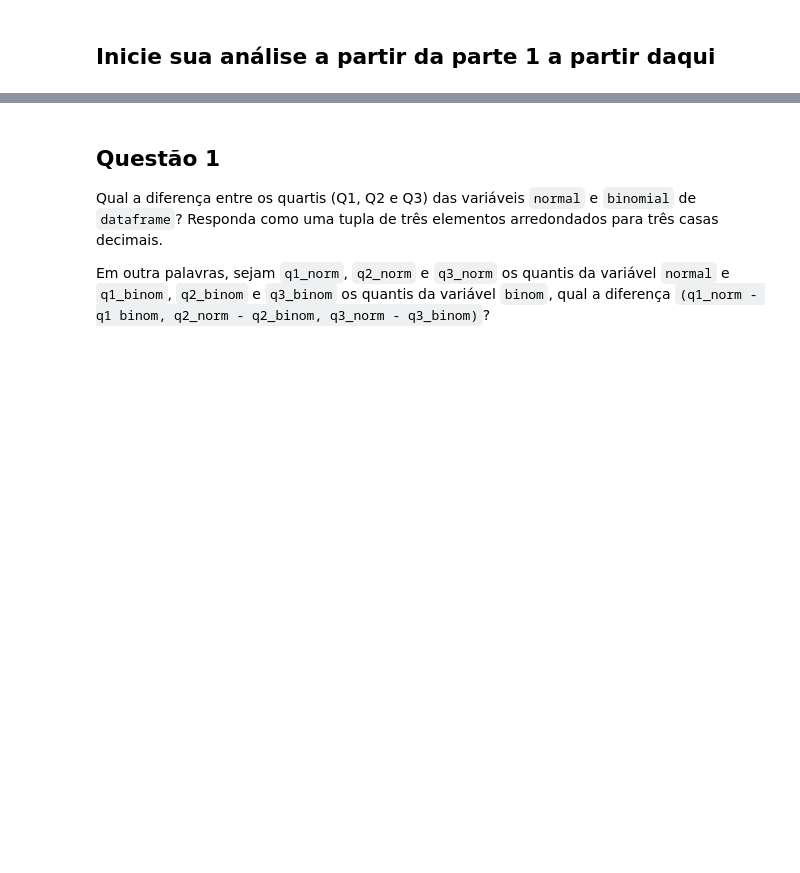
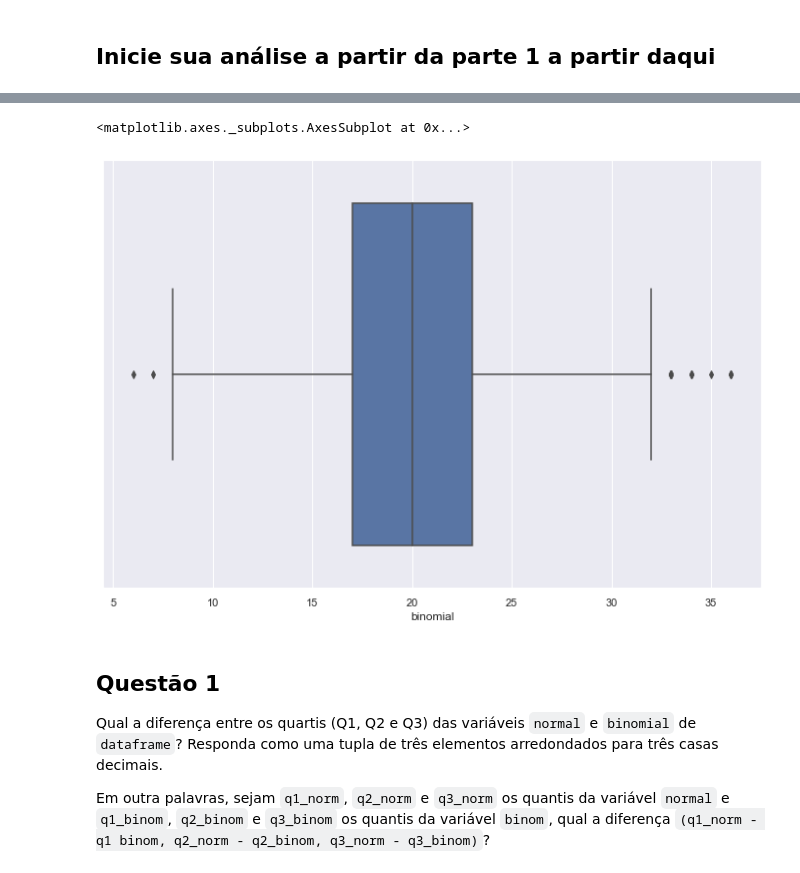
Before and after one commit to LucasDatilioCarderelli/Codenation, a Jupyter notebook: data-science-1/main.ipynb, the cells around one changed output, grey strips where cells are left out. Cells and saved outputs as stored; diff of their text form; code cells hidden in the pictures; blank space fills up the shorter version.

```diff
--- a/data-science-1/main.ipynb
+++ b/data-science-1/main.ipynb
@@ -42,3 +84,8 @@ dataframe = pd.DataFrame({"normal": sct.norm.rvs(20, 4, size=10000),
+# %%
+sns.boxplot(dataframe["binomial"])
+# %% [output]
+<matplotlib.axes._subplots.AxesSubplot at 0x...>
+[figure, added]
 # %% [markdown]
 ## Questão 1
 
```
Also changed, not shown: parts of 14 cells of this notebook.
